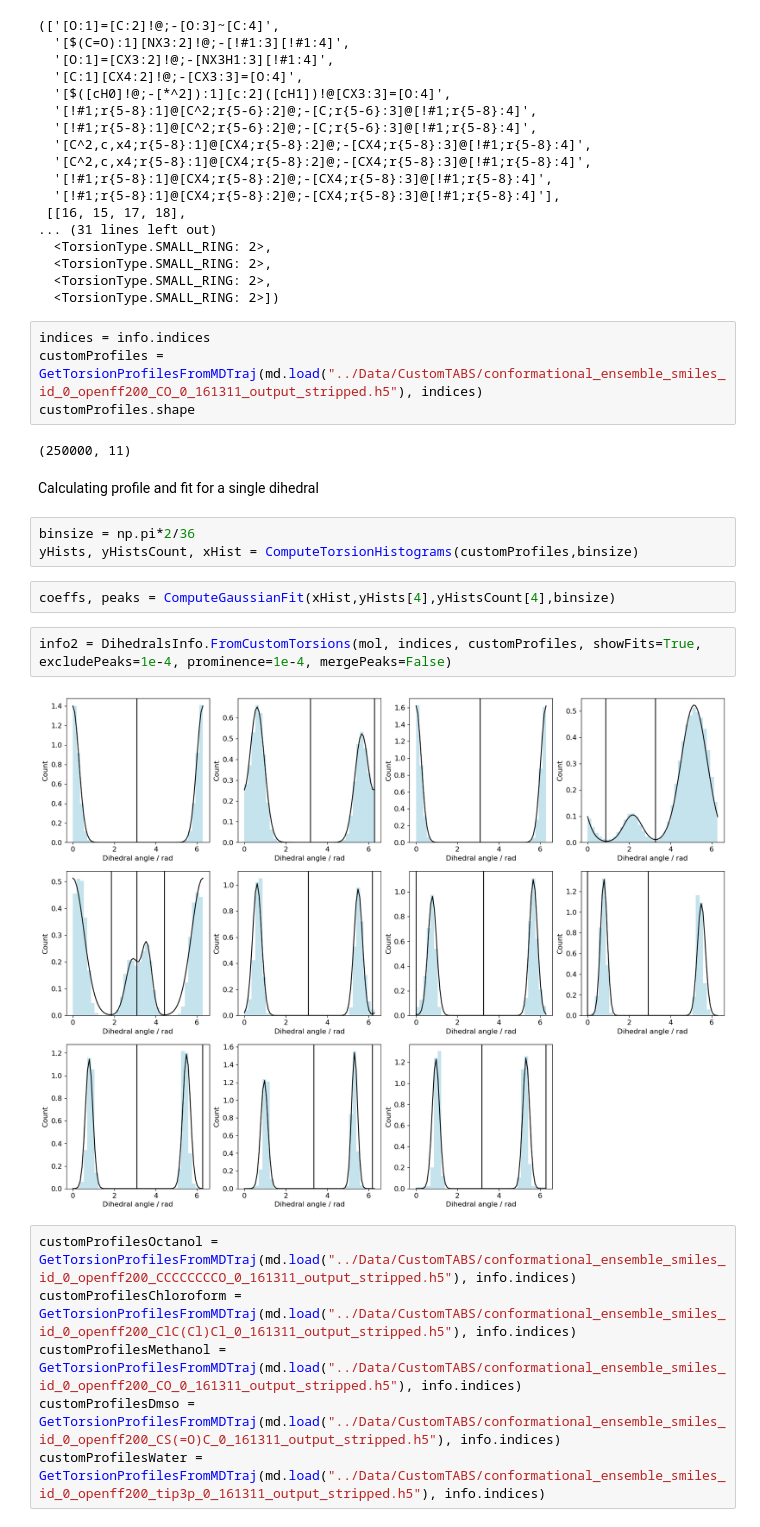
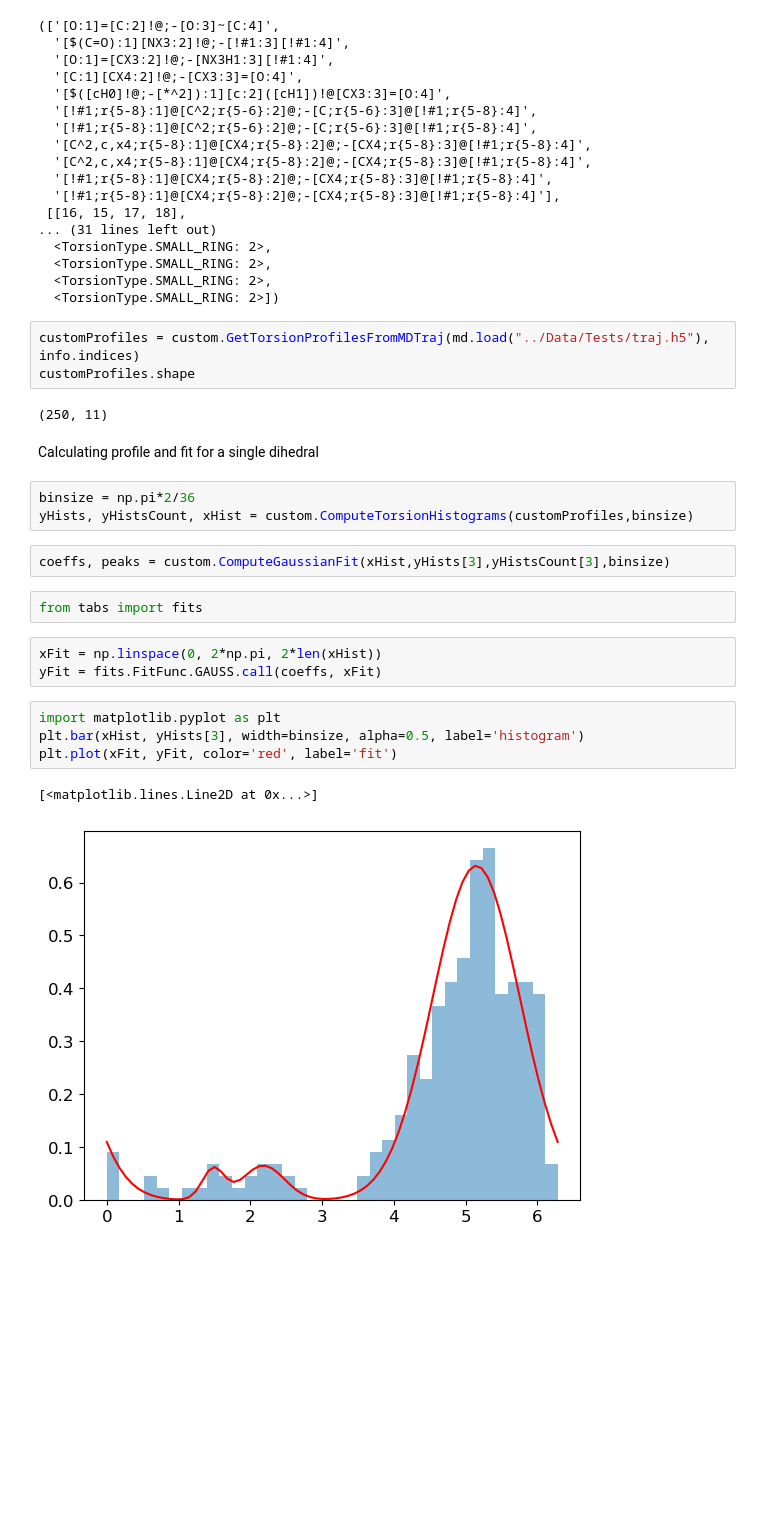
Before and after one commit to rinikerlab/TorsionAngularBinStrings, a Jupyter notebook: Demos/TestingNewAPI.ipynb, the cells around one changed output. Cells and saved outputs as stored; diff of their text form; blank space fills up the shorter version.

```diff
--- a/Demos/TestingNewAPI.ipynb
+++ b/Demos/TestingNewAPI.ipynb
@@ -40,25 +41,26 @@ info.smarts, info.indices, info.multiplicities, info.bounds, info.torsionTypes
   <TorsionType.SMALL_RING: 2>,
   <TorsionType.SMALL_RING: 2>])
 # %%
-indices = info.indices
-customProfiles = GetTorsionProfilesFromMDTraj(md.load("../Data/CustomTABS/conformational_ensemble_smiles_id_0_openff200_CO_0_161311_output_stripped.h5"), indices)
+customProfiles = custom.GetTorsionProfilesFromMDTraj(md.load("../Data/Tests/traj.h5"), info.indices)
 customProfiles.shape
 # %% [output]
-(250000, 11)
+(250, 11)
 # %% [markdown]
 Calculating profile and fit for a single dihedral
 # %%
 binsize = np.pi*2/36
-yHists, yHistsCount, xHist = ComputeTorsionHistograms(customProfiles,binsize)
+yHists, yHistsCount, xHist = custom.ComputeTorsionHistograms(customProfiles,binsize)
 # %%
-coeffs, peaks = ComputeGaussianFit(xHist,yHists[4],yHistsCount[4],binsize)
+coeffs, peaks = custom.ComputeGaussianFit(xHist,yHists[3],yHistsCount[3],binsize)
-# %%
-info2 = DihedralsInfo.FromCustomTorsions(mol, indices, customProfiles, showFits=True, excludePeaks=1e-4, prominence=1e-4, mergePeaks=False)
-# %% [output]
-[figure, removed]
-# %%
-customProfilesOctanol = GetTorsionProfilesFromMDTraj(md.load("../Data/CustomTABS/conformational_ensemble_smiles_id_0_openff200_CCCCCCCCO_0_161311_output_stripped.h5"), info.indices)
-customProfilesChloroform = GetTorsionProfilesFromMDTraj(md.load("../Data/CustomTABS/conformational_ensemble_smiles_id_0_openff200_ClC(Cl)Cl_0_161311_output_stripped.h5"), info.indices)
-customProfilesMethanol = GetTorsionProfilesFromMDTraj(md.load("../Data/CustomTABS/conformational_ensemble_smiles_id_0_openff200_CO_0_161311_output_stripped.h5"), info.indices)
-customProfilesDmso = GetTorsionProfilesFromMDTraj(md.load("../Data/CustomTABS/conformational_ensemble_smiles_id_0_openff200_CS(=O)C_0_161311_output_stripped.h5"), info.indices)
-customProfilesWater = GetTorsionProfilesFromMDTraj(md.load("../Data/CustomTABS/conformational_ensemble_smiles_id_0_openff200_tip3p_0_161311_output_stripped.h5"), info.indices)
+# %%
+from tabs import fits
+# %%
+xFit = np.linspace(0, 2*np.pi, 2*len(xHist))
+yFit = fits.FitFunc.GAUSS.call(coeffs, xFit)
+# %%
+import matplotlib.pyplot as plt
+plt.bar(xHist, yHists[3], width=binsize, alpha=0.5, label='histogram')
+plt.plot(xFit, yFit, color='red', label='fit')
+# %% [output]
+[<matplotlib.lines.Line2D at 0x...>]
+[figure, added]
```
Also changed, not shown: parts of 3 cells of this notebook.
